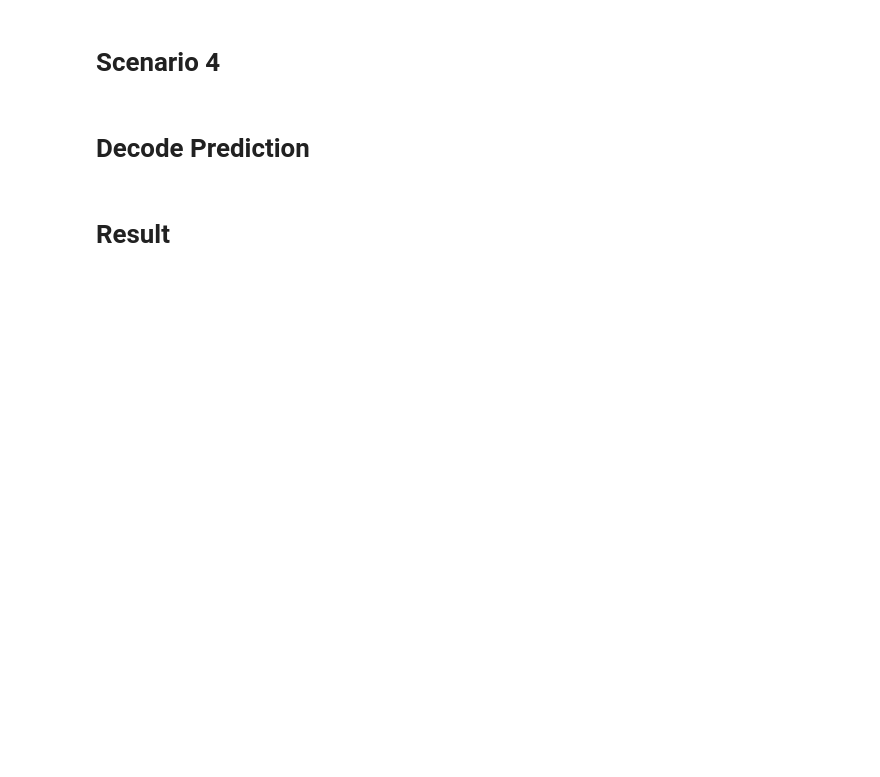
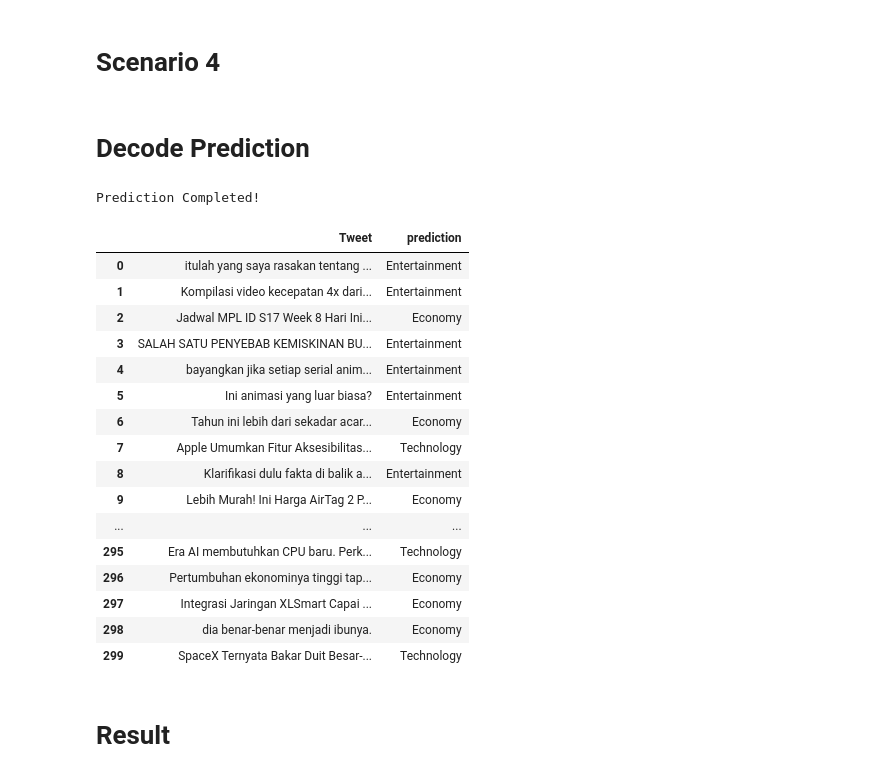
Before and after one commit to datureksa0045/Tubes-NLP, a Jupyter notebook: 04.predict.ipynb, the cells around one changed output. Saved outputs shown, nothing was run; the diff lists cells and outputs as text; code cells hidden in the pictures; blank space fills up the shorter version.

```diff
--- a/04.predict.ipynb
+++ b/04.predict.ipynb
@@ -17,7 +17,7 @@ from nltk.tokenize import word_tokenize
 # CONFIGURATION
 # =========================
 
-SCENARIO = 1
+SCENARIO = 3
 
 """
 1 : TF-IDF + Naive Bayes
@@ -32,7 +32,7 @@ SCENARIO = 1
 # 3 = 30k
 # 4 = 40k
 
-CORPUS_SIZE = 1
+CORPUS_SIZE = 0
 CORPUS_MAP = {
     0:"full",
     1:"10k",
@@ -64,7 +67,7 @@ CONFIG = {
 
     3:{
         "name":"fasttext_svm",
-        "embedding":f"models/skenario 3/fasttext_{DATASET_NAME}.joblib",
+        "embedding":f"vectorizers/skenario 3/fasttext_{DATASET_NAME}.joblib",
         "model":f"models/skenario 3/fasttext_svm_{DATASET_NAME}.joblib"
     },
 
@@ -135,7 +148,7 @@ def preprocess_text(text):
 
     return text.strip()
 
-df["text_clean"] = df["text"].apply(preprocess_text)
+df["text_clean"] = df["Tweet"].apply(preprocess_text)
 # %%
 le = joblib.load("dataset/preprocessed/label_encoder.pkl")
 
@@ -258,14 +281,33 @@ if SCENARIO == 4:
 # %%
 df["prediction"] = le.inverse_transform(pred)
 print()
 print("Prediction Completed!")
 
 display(
     df[[
-        "text",
+        "Tweet",
         "prediction"
         ]]
 )
+# %% [output]
+Prediction Completed!
+|  | Tweet | prediction |
+| 0 | itulah yang saya rasakan tentang ... | Entertainment |
+| 1 | Kompilasi video kecepatan 4x dari... | Entertainment |
+| 2 | Jadwal MPL ID S17 Week 8 Hari Ini... | Economy |
+| 3 | SALAH SATU PENYEBAB KEMISKINAN BU... | Entertainment |
+| 4 | bayangkan jika setiap serial anim... | Entertainment |
+| 5 | Ini animasi yang luar biasa? | Entertainment |
+| 6 | Tahun ini lebih dari sekadar acar... | Economy |
+| 7 | Apple Umumkan Fitur Aksesibilitas... | Technology |
+| 8 | Klarifikasi dulu fakta di balik a... | Entertainment |
+| 9 | Lebih Murah! Ini Harga AirTag 2 P... | Economy |
+| ... | ... | ... |
+| 295 | Era AI membutuhkan CPU baru. Perk... | Technology |
+| 296 | Pertumbuhan ekonominya tinggi tap... | Economy |
+| 297 | Integrasi Jaringan XLSmart Capai ... | Economy |
+| 298 | dia benar-benar menjadi ibunya. | Economy |
+| 299 | SpaceX Ternyata Bakar Duit Besar-... | Technology |
 # %% [markdown]
 # Result
 # %%
```
Also changed, not shown: parts of 10 cells of this notebook, 24 other files.
